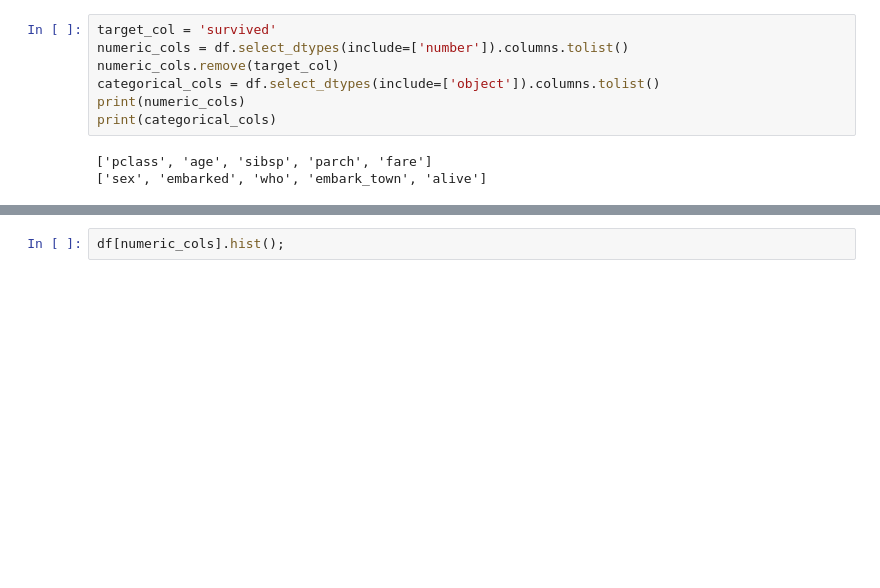
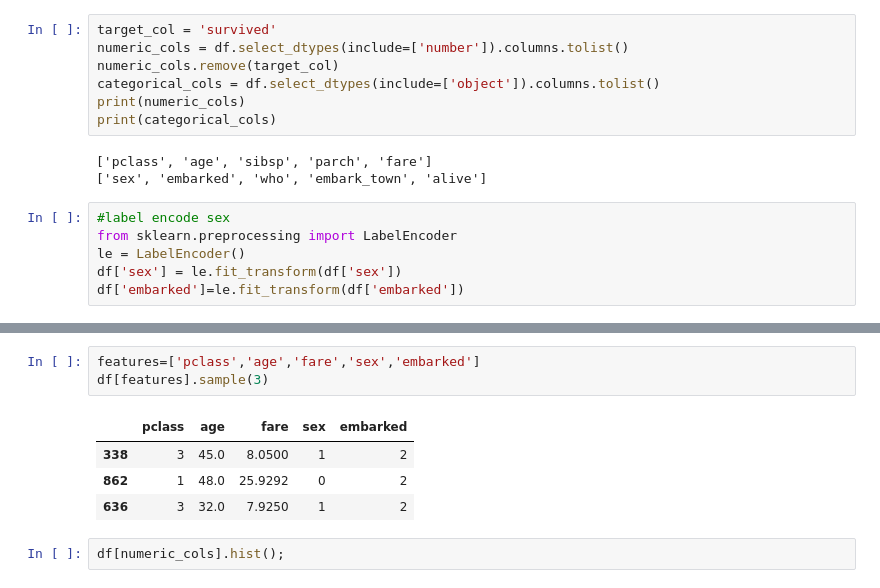
Before and after one commit to alfonsoayalapaloma/machine-learning, a Jupyter notebook: ml_03_classifiers_svc_titanic.ipynb, the cells around one changed output, grey strips where cells are left out. Drawn from its saved outputs; the diff is of its cells as text; blank space fills up the shorter version.

```diff
--- a/ml_03_classifiers_svc_titanic.ipynb
+++ b/ml_03_classifiers_svc_titanic.ipynb
@@ -62,3 +95,9 @@ print(categorical_cols)
 # %% [output]
 ['pclass', 'age', 'sibsp', 'parch', 'fare']
 ['sex', 'embarked', 'who', 'embark_town', 'alive']
+# %%
+#label encode sex
+from sklearn.preprocessing import LabelEncoder
+le = LabelEncoder()
+df['sex'] = le.fit_transform(df['sex'])
+df['embarked']=le.fit_transform(df['embarked'])
@@ -65,3 +115,11 @@ print(categorical_cols)
+# %%
+features=['pclass','age','fare','sex','embarked']
+df[features].sample(3)
+# %% [output]
+|  | pclass | age | fare | sex | embarked |
+| 338 | 3 | 45.0 | 8.0500 | 1 | 2 |
+| 862 | 1 | 48.0 | 25.9292 | 0 | 2 |
+| 636 | 3 | 32.0 | 7.9250 | 1 | 2 |
 # %%
 df[numeric_cols].hist();
 # %% [output]
```
Also changed, not shown: parts of 13 cells of this notebook.
